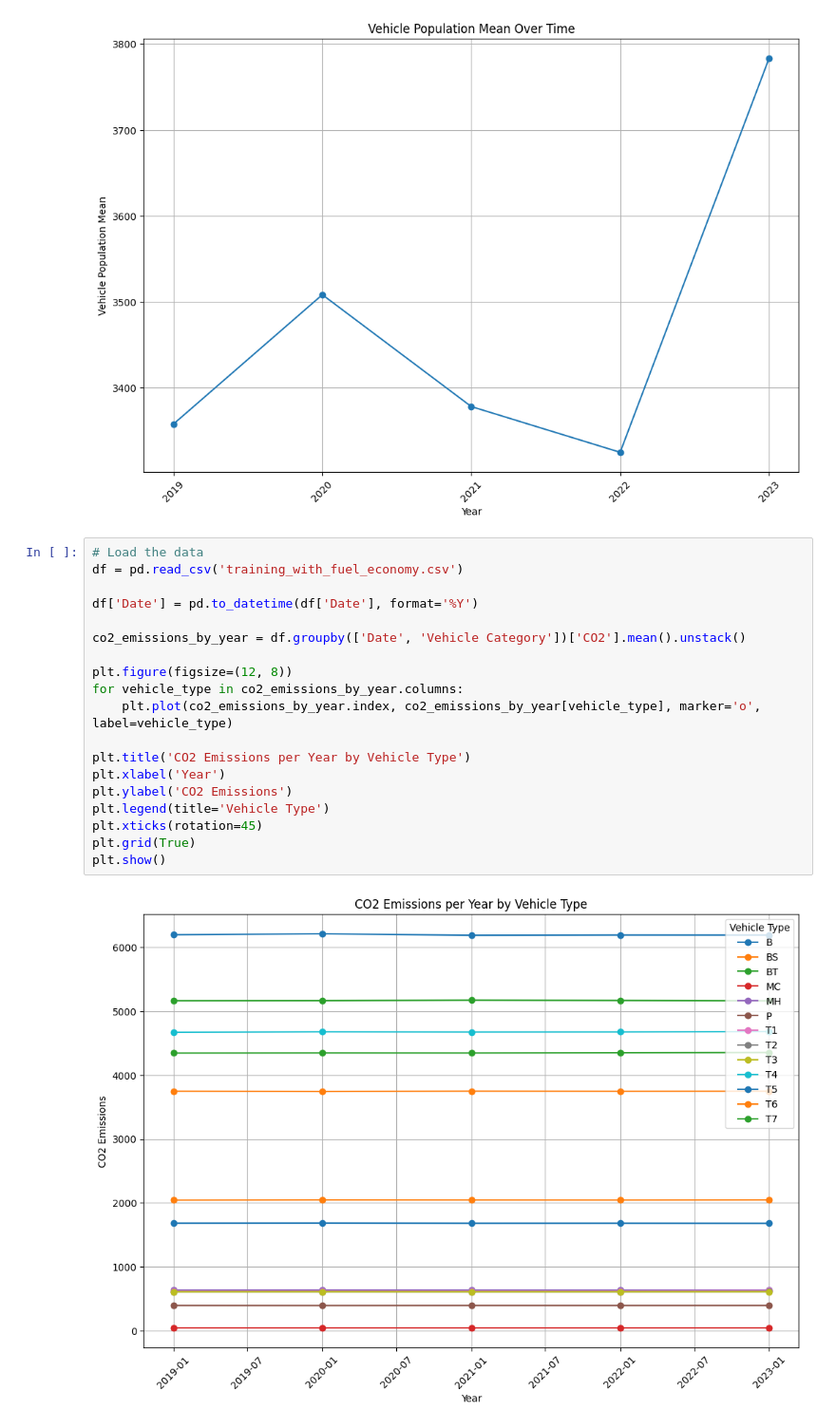
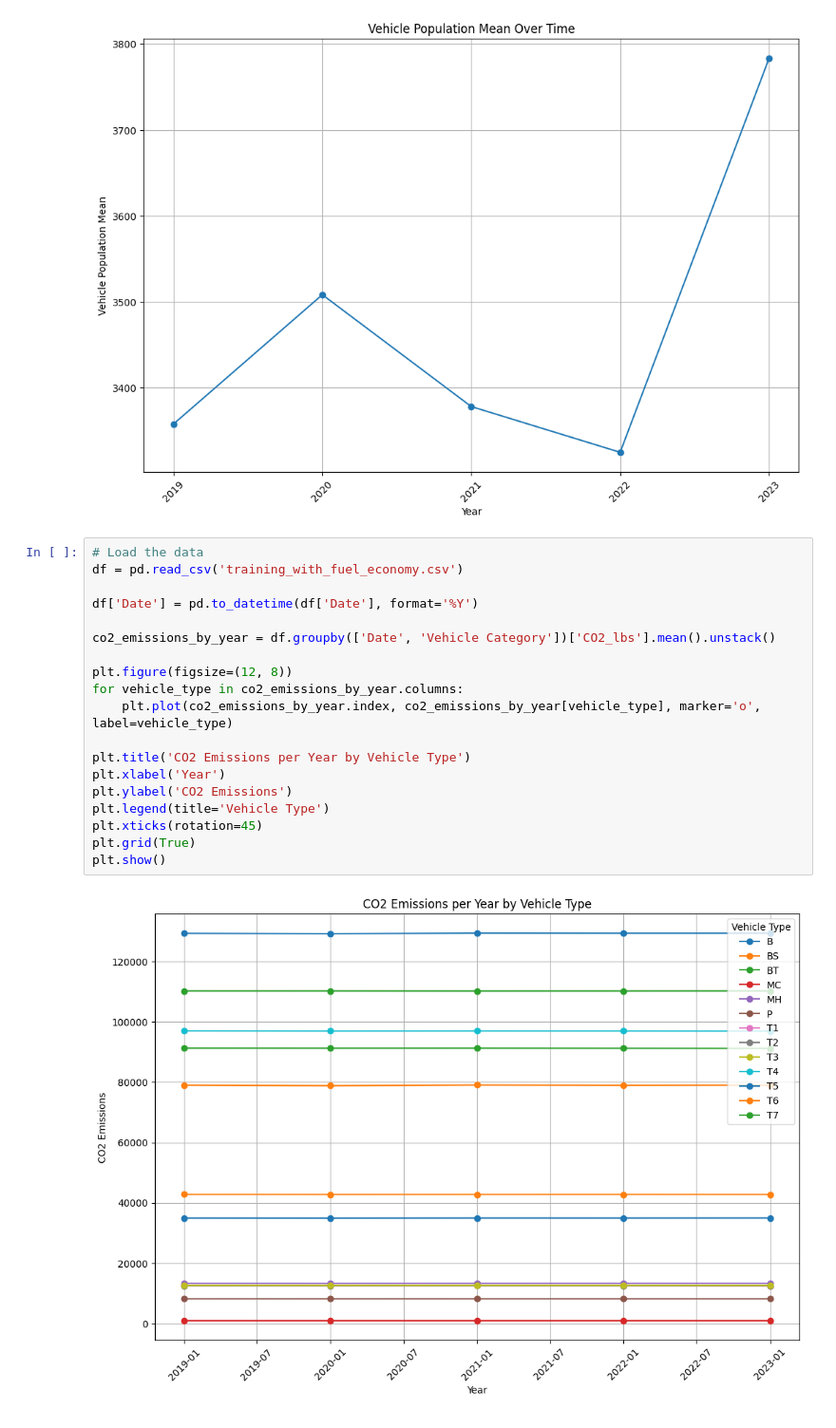
Before and after one commit to penguinumbrella/Rice-Datathon-2025, a Jupyter notebook: EDA.ipynb, the cells around one changed output. Shown: that part at 95% size. Cells and saved outputs as stored; diff of their text form.

```diff
--- a/EDA.ipynb
+++ b/EDA.ipynb
@@ -190,21 +190,21 @@ plt.show()
 # %%
 # Load the data
 df = pd.read_csv('training_with_fuel_economy.csv')
 
 df['Date'] = pd.to_datetime(df['Date'], format='%Y')
 
-co2_emissions_by_year = df.groupby(['Date', 'Vehicle Category'])['CO2'].mean().unstack()
+co2_emissions_by_year = df.groupby(['Date', 'Vehicle Category'])['CO2_lbs'].mean().unstack()
 
 plt.figure(figsize=(12, 8))
 for vehicle_type in co2_emissions_by_year.columns:
     plt.plot(co2_emissions_by_year.index, co2_emissions_by_year[vehicle_type], marker='o', label=vehicle_type)
 
 plt.title('CO2 Emissions per Year by Vehicle Type')
 plt.xlabel('Year')
 plt.ylabel('CO2 Emissions')
 plt.legend(title='Vehicle Type')
 plt.xticks(rotation=45)
 plt.grid(True)
 plt.show()
 # %% [output]
-[figure, old version]
+[figure, new version]
```
